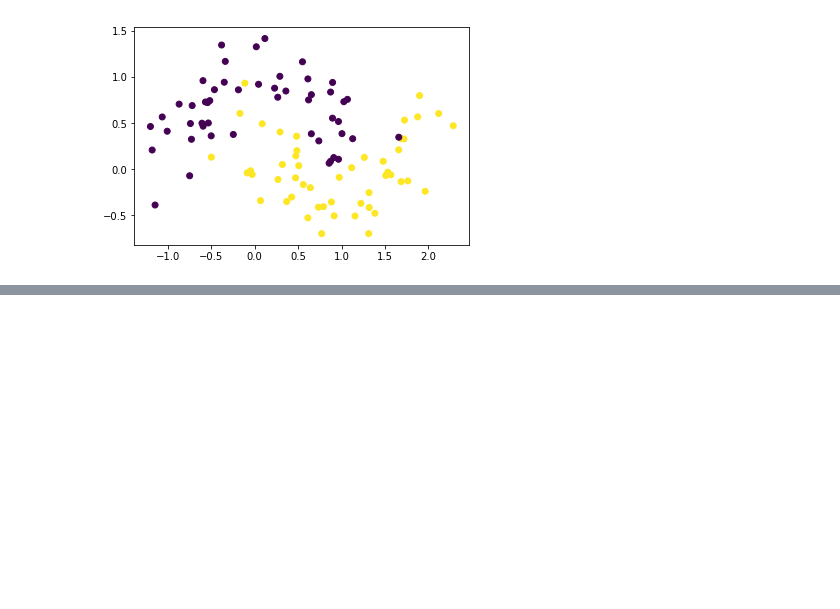
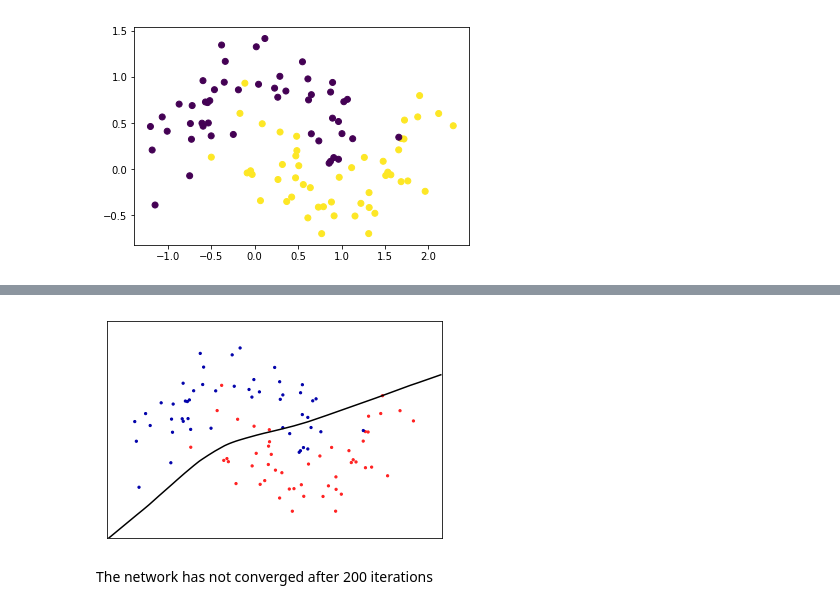
Before and after one commit to davidmilIs/Data-Clustering, a Jupyter notebook: Supervised-learning.ipynb, the cells around one changed output, grey strips where cells are left out. Saved outputs shown, nothing was run; the diff lists cells and outputs as text; code cells hidden in the pictures; blank space fills up the shorter version.

Commit message:
Neural Network

```diff
--- a/Supervised-learning.ipynb
+++ b/Supervised-learning.ipynb
@@ -646,12 +646,14 @@ plt.show()
 # %% [output]
 [figure]
 # %%
-X_train, X_test, y_train, y_test = train_test_split(from sklearn.neural_network import MLPClassifier
+X_train, X_test, y_train, y_test = train_test_split(X, y, random_state=0)
+
+from sklearn.neural_network import MLPClassifier
 
 network = MLPClassifier()
 network.fit(X_train, y_train)
 print("Train accuracy:", network.score(X_train, y_train))
 print("Test  accuracy:", network.score(X_test, y_test))
 plot_2d_separator(network, X, y)
-plt.show()X, y, random_state=0)
+plt.show()
 # %% [output]
@@ -658,0 +662,3 @@ SyntaxError: invalid syntax (<ipython-input-52-2af77e65b084>, line 1)
+[figure, added]
+# %% [markdown]
+The network has not converged after 200 iterations
```
Also changed, not shown: parts of 10 cells of this notebook, 1 other file.
